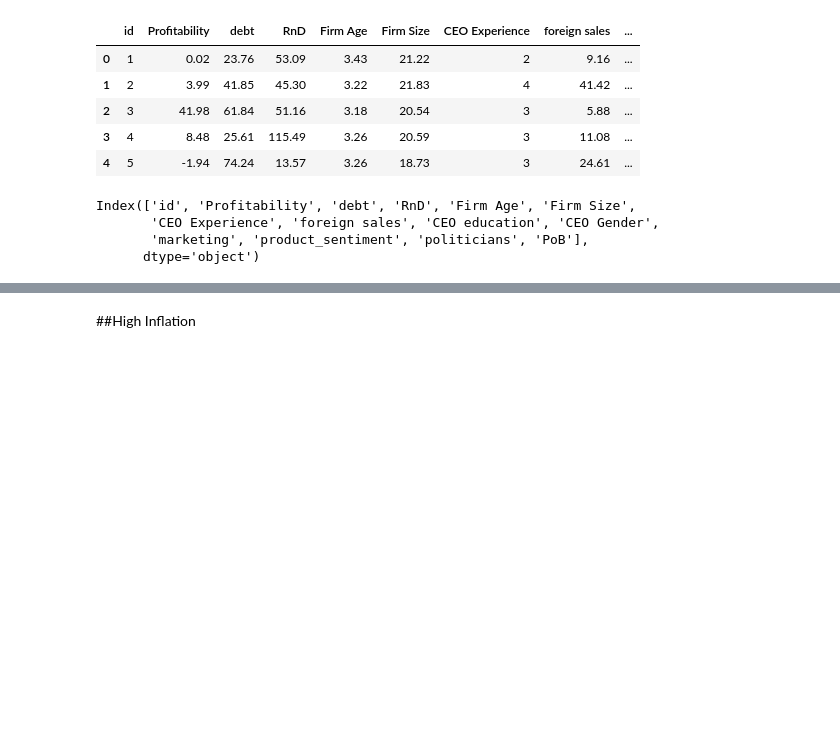
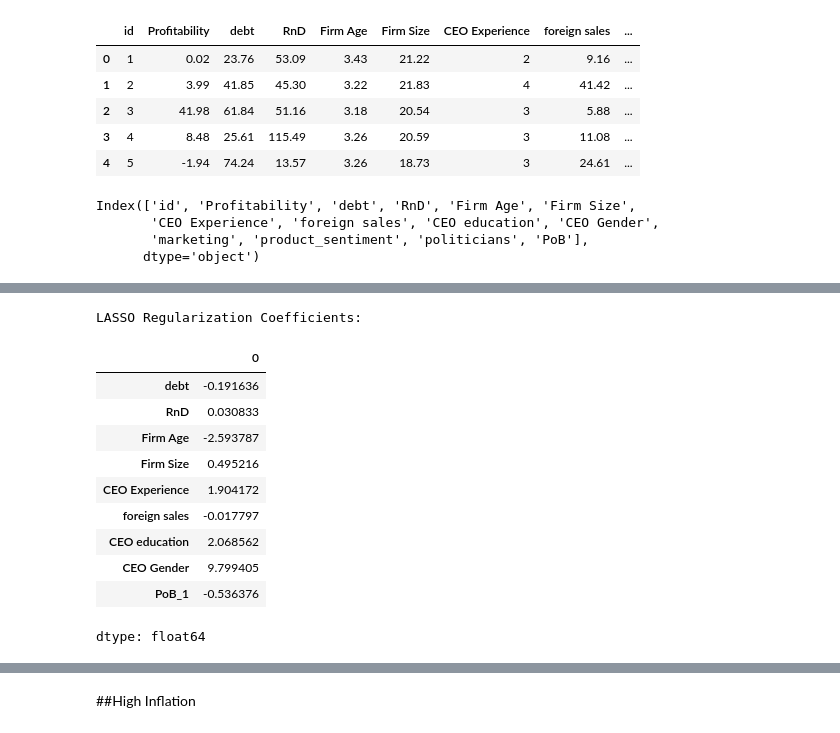
Before and after one commit to nananana25/MSC151, a Jupyter notebook: CW4_MRAP.ipynb, the cells around one changed output, grey strips where cells are left out. Drawn from its saved outputs; the diff is of its cells as text; code cells hidden in the pictures; blank space fills up the shorter version.

```diff
--- a/CW4_MRAP.ipynb
+++ b/CW4_MRAP.ipynb
@@ -109,0 +135,30 @@ R-squared: -6.470461482647204
+# %%
+from sklearn.linear_model import Lasso
+import numpy as np
+
+# Initialize and train the Lasso model
+# We'll use a small alpha value to start, you might want to tune this
+lasso = Lasso(alpha=0.1, random_state=42)
+lasso.fit(X_new, y_new)
+
+# Get the coefficients
+lasso_coefficients = lasso.coef_
+
+# Create a pandas Series for better visualization
+lasso_coefficient_series = pd.Series(lasso_coefficients, index=X_new.columns)
+
+print("LASSO Regularization Coefficients:")
+display(lasso_coefficient_series)
+# %% [output]
+LASSO Regularization Coefficients:
+|  | 0 |
+| debt | -0.191636 |
+| RnD | 0.030833 |
+| Firm Age | -2.593787 |
+| Firm Size | 0.495216 |
+| CEO Experience | 1.904172 |
+| foreign sales | -0.017797 |
+| CEO education | 2.068562 |
+| CEO Gender | 9.799405 |
+| PoB_1 | -0.536376 |
+dtype: float64
```
Also changed, not shown: parts of 14 cells of this notebook.
